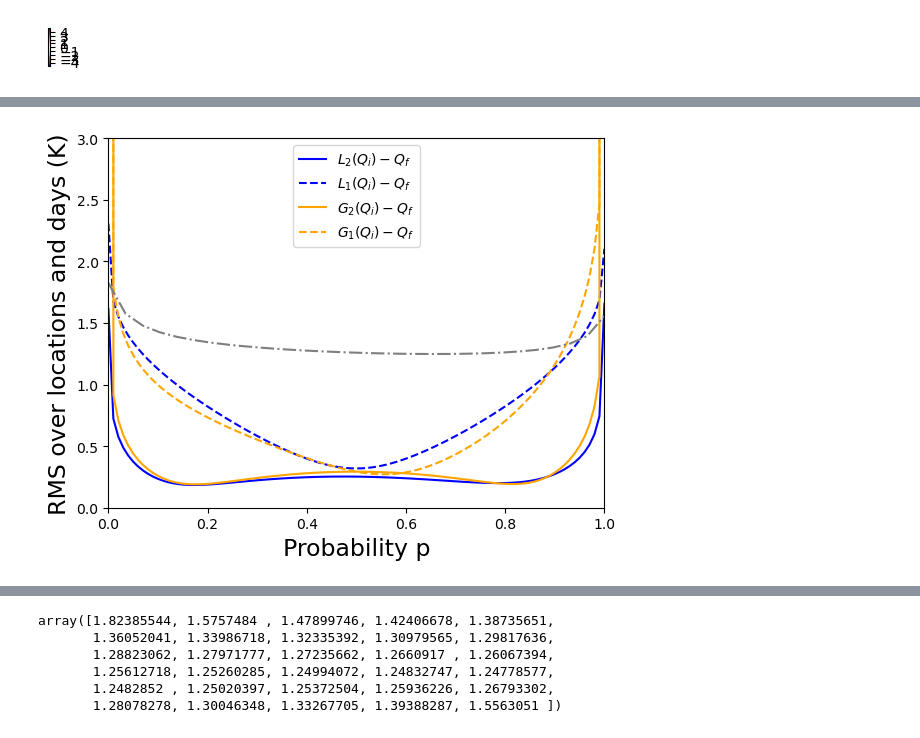
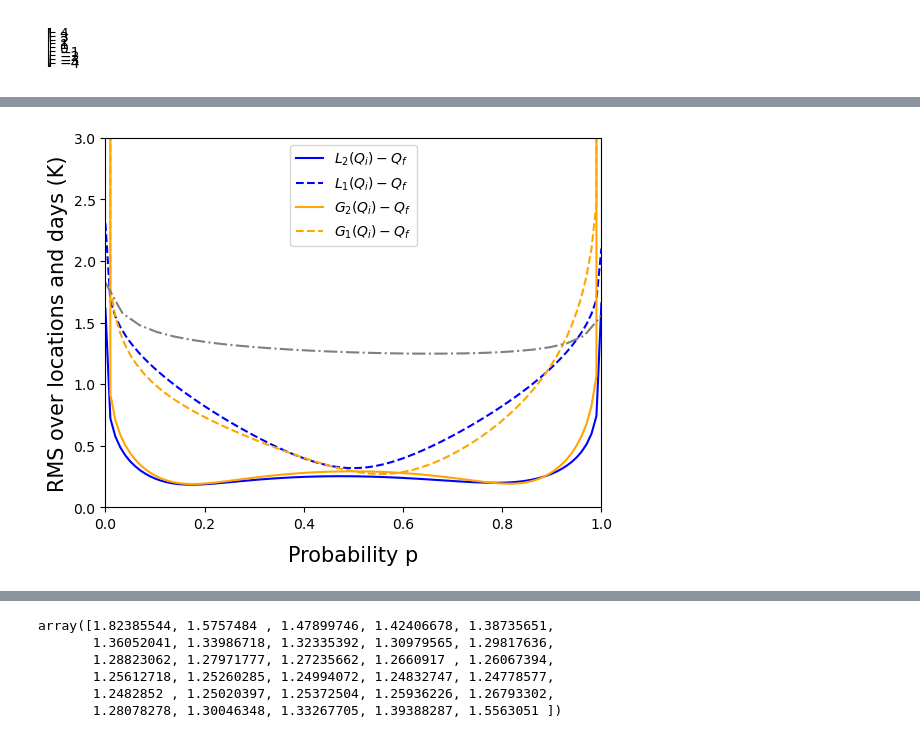
Before and after one commit to hrhampapura/moment_delta_mapping, a Jupyter notebook: lens_analysis/plots/Detrended/Plot_3to5.ipynb, the cells around one changed output, grey strips where cells are left out. Saved outputs shown, nothing was run; the diff lists cells and outputs as text; code cells hidden in the pictures.

```diff
--- a/lens_analysis/plots/Detrended/Plot_3to5.ipynb
+++ b/lens_analysis/plots/Detrended/Plot_3to5.ipynb
@@ -692,16 +795,16 @@ plt.xlim(0,1.0)
 # %%
 %%time
 plt.plot(quants,qgmsc_grmse,label=r'$L_2(Q_i)-Q_f$',color='blue')
 plt.plot(quants,qgmc_grmse,'--',label = r'$L_1(Q_i) - Q_f$',color='blue')
 plt.plot(quants,qgauss_grmse,label=r'$G_2(Q_i) - Q_f$',color='orange')
 plt.plot(quants,qgaussmo_grmse,'--',label = r'$G_1(Q_i) - Q_f$',color='orange')
 plt.plot(quants30,qano_std_agmean,'-.',color='tab:gray',markersize=4)
 plt.legend(loc='upper center')
 plt.title('')
-plt.ylabel('RMS over locations and days (K)',fontsize=17)
-plt.xlabel('Probability p',fontsize=17)
+plt.ylabel('RMS over locations and days (K)',fontsize=15)
+plt.xlabel('Probability p',fontsize=15,labelpad=10)
 plt.xlim(0.0,1.0)
 plt.ylim(0.0,3.0)
 plt.show()
 # %% [output]
-[figure, old version]
+[figure, new version]
```
Also changed, not shown: parts of 43 cells of this notebook, 4 other files.
